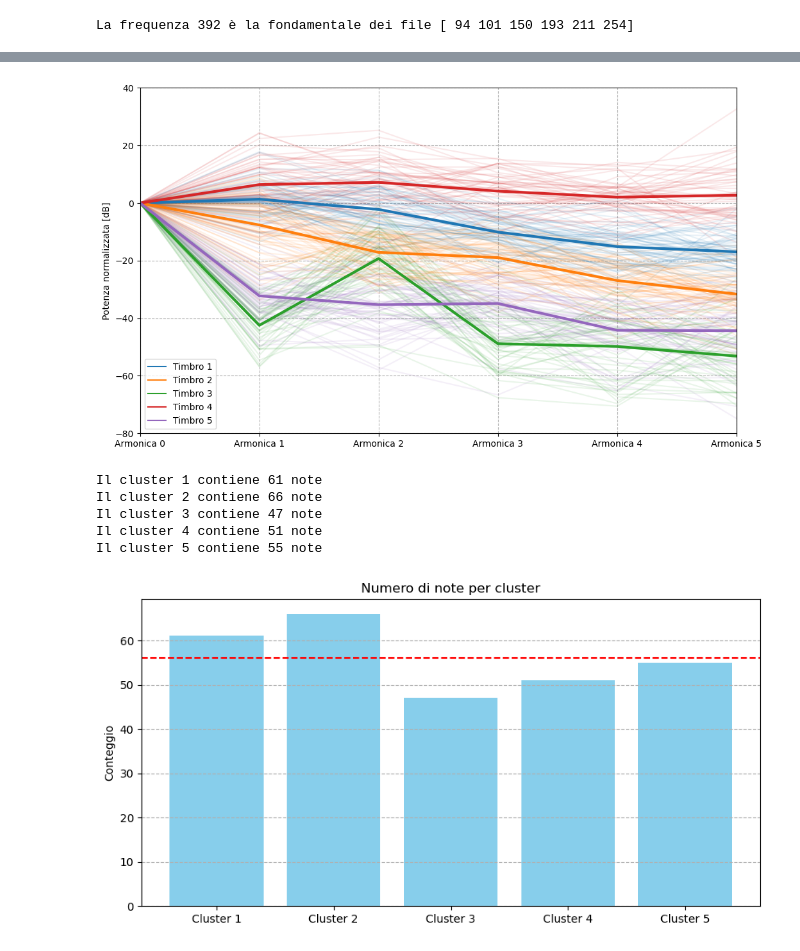
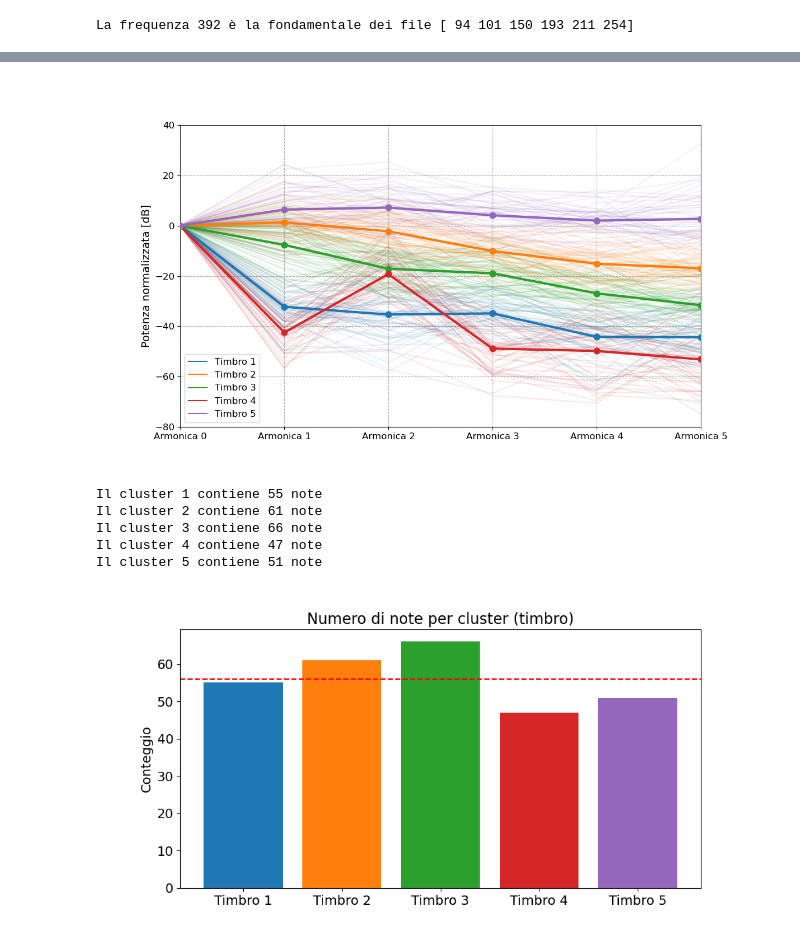
Before and after one commit to maddoc-g/3_organ_clustering, a Jupyter notebook: peak_finding.ipynb, the cells around one changed output, grey strips where cells are left out. Drawn from its saved outputs; the diff is of its cells as text; code cells hidden in the pictures.

```diff
--- a/peak_finding.ipynb
+++ b/peak_finding.ipynb
@@ -251,41 +255,54 @@ for _, row in database.iterrows():
     plt.plot(columns, row[columns], color=manual_selection[row["Cluster"]], alpha=0.1)
 for _, row in db_centroids.iterrows():
     plt.plot(columns, row[columns], color=manual_selection[row["Timbro"]], linewidth=3)
+
+#Pallini in corrispondenza delle armoniche sui centroidi
+for _, row in db_centroids.iterrows():
+    plt.scatter(columns, row[columns], color=manual_selection[row["Timbro"]], s=60, zorder=5)
+
 plt.margins(x=0)
-plt.legend(handles=handles)
+plt.legend(handles=handles, fontsize=12)
 
 #ax2 = parallel_coordinates(db_centroids, "Timbro", color=plt.cm.tab10.colors[:5], linewidth=3)
 
-plt.ylabel("Potenza normalizzata [dB]")
+plt.ylabel("Potenza normalizzata [dB]", fontsize=14)
+plt.xticks(fontsize=12)
+plt.yticks(fontsize=12)
 plt.ylim(-80, 40)
 plt.grid(linestyle="--")
 plt.show()
 # %% [output]
-[figure, old version]
+[figure, new version]
 # %%
 # Nota che il numero totale di note trovate è (almeno) 56, e sapendo che non ci sono ripetizioni in alcun cluster
 # ci aspettiamo che ogni cluster contenga (almeno) 56 note. Verifichiamolo:
+# mettiamo i colori delle colonne come quelli dei cluster, così da capire se c'è qualche cluster che contiene più note di altre
 
 counts = []
 for cluster in range(5):
     n = np.sum(kmeans.labels_ == cluster)
     counts.append(n)
     print(f"Il cluster {cluster+1} contiene {n} note")
 
+# Usa i colori dei cluster come sopra
+bar_colors = [manual_selection[i] for i in range(5)]
+
 plt.figure(figsize=(10, 5))
-plt.bar(range(5), counts, tick_label=[f"Cluster {i+1}" for i in range(5)], color="skyblue")
+plt.bar(range(5), counts, tick_label=[f"Timbro {i+1}" for i in range(5)], color=bar_colors)
 plt.axhline(number_of_notes, color="r", linestyle="--")
-plt.title("Numero di note per cluster")
-plt.ylabel("Conteggio")
-plt.grid(axis="y", linestyle="--")
+plt.title("Numero di note per cluster (timbro)", fontsize=16)
+plt.ylabel("Conteggio", fontsize=14)
+plt.xticks(fontsize=14)
+plt.yticks(fontsize=14)
+
 plt.show()
 # %% [output]
-Il cluster 1 contiene 61 note
-Il cluster 2 contiene 66 note
-Il cluster 3 contiene 47 note
-Il cluster 4 contiene 51 note
-Il cluster 5 contiene 55 note
+Il cluster 1 contiene 55 note
+Il cluster 2 contiene 61 note
+Il cluster 3 contiene 66 note
+Il cluster 4 contiene 47 note
+Il cluster 5 contiene 51 note
-[figure, old version]
+[figure, new version]
 # %%
 # Proviamo a ripetere l'analisi col kmeans tante volte, così da alla fine fare un istogramma con la media
 # del numero di note trovato per cluster, invece che quello di "una sola iterazione".
```
Also changed, not shown: parts of 5 cells of this notebook, 8 other files.
